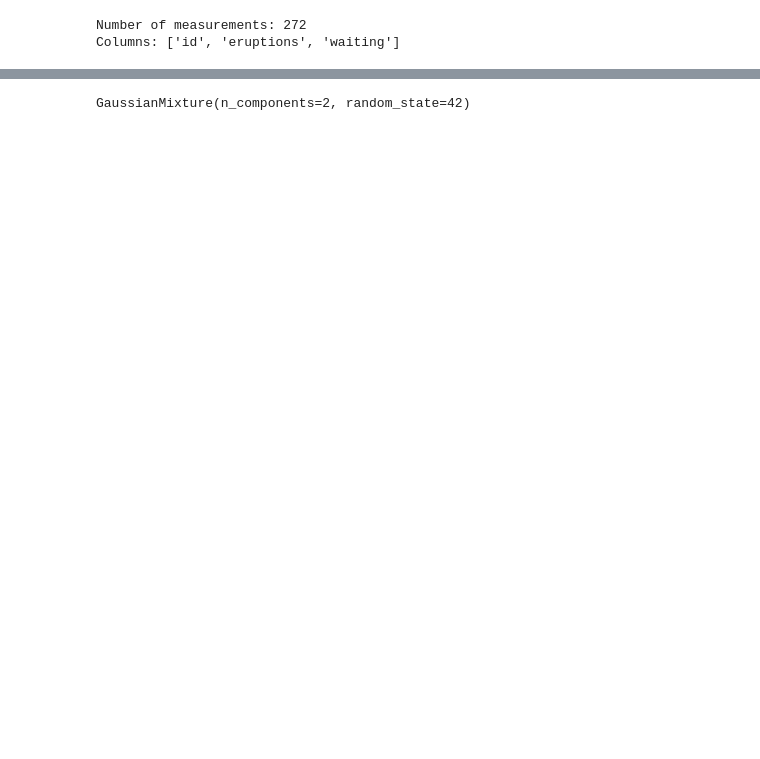
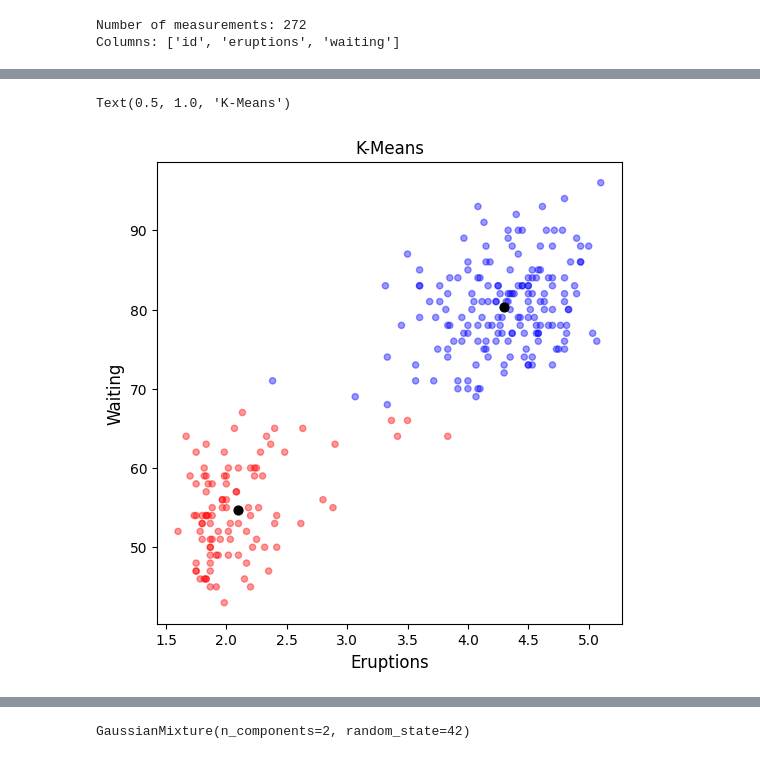
Before and after one commit to mirko-leccese/The-Machine-Learning-Project, a Jupyter notebook: clustering/gmm.ipynb, the cells around one changed output, grey strips where cells are left out. Saved outputs shown, nothing was run; the diff lists cells and outputs as text; code cells hidden in the pictures; blank space fills up the shorter version.

```diff
--- a/clustering/gmm.ipynb
+++ b/clustering/gmm.ipynb
@@ -114,0 +118,6 @@ X.shape
+# %%
+kmeans = KMeans(n_clusters = 2, random_state=42, max_iter=1000, tol=1e-5).fit(X)
+# %%
+# Extracting labels and cluster centers
+kmeans_labels = kmeans.labels_
+kmeans_centers = kmeans.cluster_centers_
@@ -114,0 +129,13 @@ X.shape
+# %%
+color_dict = ["red" if x==1 else "blue" for x in kmeans_labels]
+# %%
+fig, ax = plt.subplots(figsize=(6,6))
+
+ax.scatter(df["eruptions"], df["waiting"], c=color_dict, s=20, alpha=0.4)
+ax.scatter(kmeans_centers[:,0], kmeans_centers[:,1], c="black", s=40)
+ax.set_xlabel("Eruptions", fontsize=12)
+ax.set_ylabel("Waiting", fontsize=12)
+ax.set_title("K-Means")
+# %% [output]
+Text(0.5, 1.0, 'K-Means')
+[figure, added]
```
Also changed, not shown: parts of 55 cells of this notebook.
